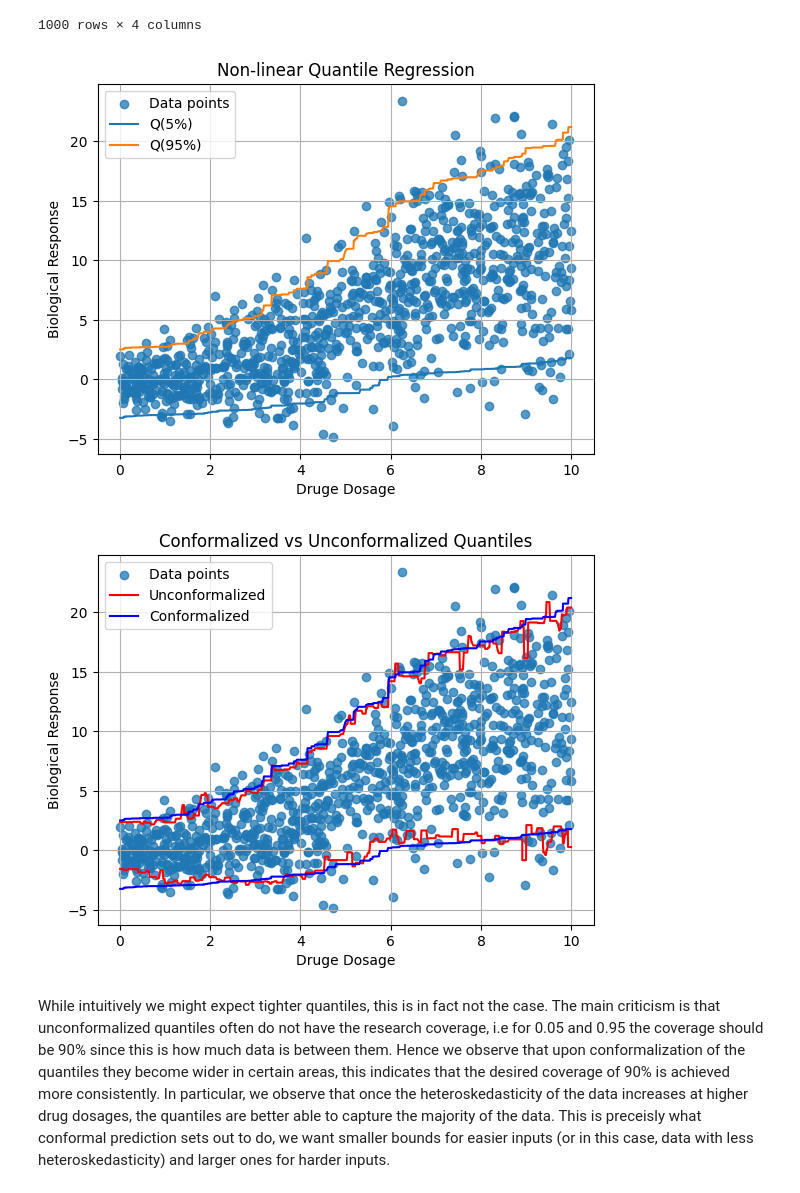
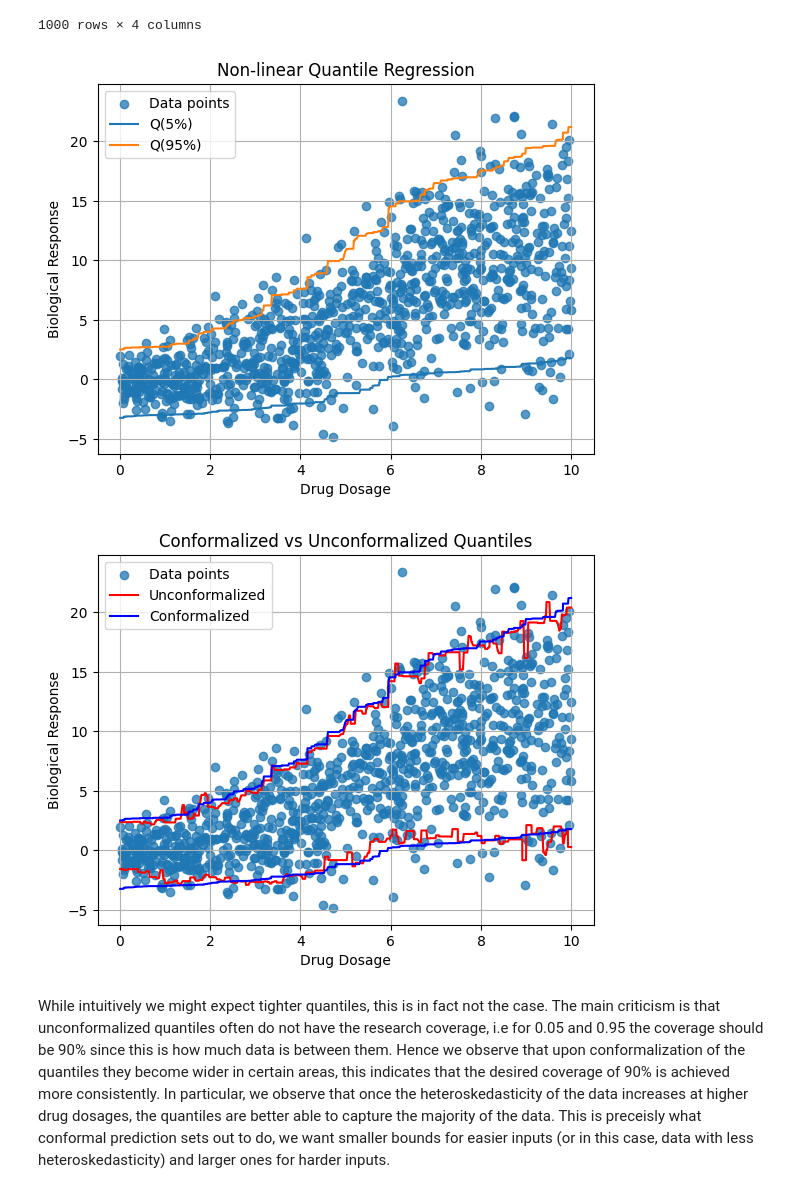
Before and after one commit to Louexes/Louexes.github.io, a Jupyter notebook: Conformal_Prediction.ipynb, the cells around one changed output. Drawn from its saved outputs; the diff is of its cells as text; code cells hidden in the pictures.

```diff
--- a/Conformal_Prediction.ipynb
+++ b/Conformal_Prediction.ipynb
@@ -357,17 +357,17 @@ conformalized_95 = prediction_sets[1].sort_values()
 # %%
 plt.scatter(sorted_data['Drug'], sorted_data['Response'], label='Data points', alpha = 0.75)
 plt.plot(sorted_data['Drug'],
 conformalized_05, label=f'Q({int(5)}%)')
 plt.plot(sorted_data['Drug'],
 conformalized_95, label=f'Q({int(95)}%)')
-plt.xlabel('Druge Dosage')
+plt.xlabel('Drug Dosage')
 plt.ylabel('Biological Response')
 plt.title('Non-linear Quantile Regression')
 plt.legend()
 plt.grid(True)
 plt.show()
 # %% [output]
-[figure, old version]
+[figure, new version]
 # %%
 plt.scatter(sorted_data['Drug'], sorted_data['Response'], label='Data points', alpha = 0.75)
 plt.plot(sorted_data['Drug'], sorted_data['0.05'], label='Unconformalized', color = "red")
@@ -376,14 +376,14 @@ plt.plot(sorted_data['Drug'],
 conformalized_05, label= 'Conformalized', color = 'blue')
 plt.plot(sorted_data['Drug'],
 conformalized_95, color = 'blue')
-plt.xlabel('Druge Dosage')
+plt.xlabel('Drug Dosage')
 plt.ylabel('Biological Response')
 plt.title('Conformalized vs Unconformalized Quantiles')
 plt.legend()
 plt.grid(True)
 plt.show()
 # %% [output]
-[figure, old version]
+[figure, new version]
 # %% [markdown]
 While intuitively we might expect tighter quantiles, this is in fact not the case. The main criticism is that unconformalized quantiles often do not have the research coverage, i.e for 0.05 and 0.95 the coverage should be 90% since this is how much data is between them. Hence we observe that upon conformalization of the quantiles they become wider in certain areas, this indicates that the desired coverage of 90% is achieved more consistently. In particular, we observe that once the heteroskedasticity of the data increases at higher drug dosages, the quantiles are better able to capture the majority of the data. This is preceisly what conformal prediction sets out to do, we want smaller bounds for easier inputs (or in this case, data with less heteroskedasticity) and larger ones for harder inputs.
 # %% [markdown]
```
Also changed, not shown: parts of 4 cells of this notebook, 5 other files.
